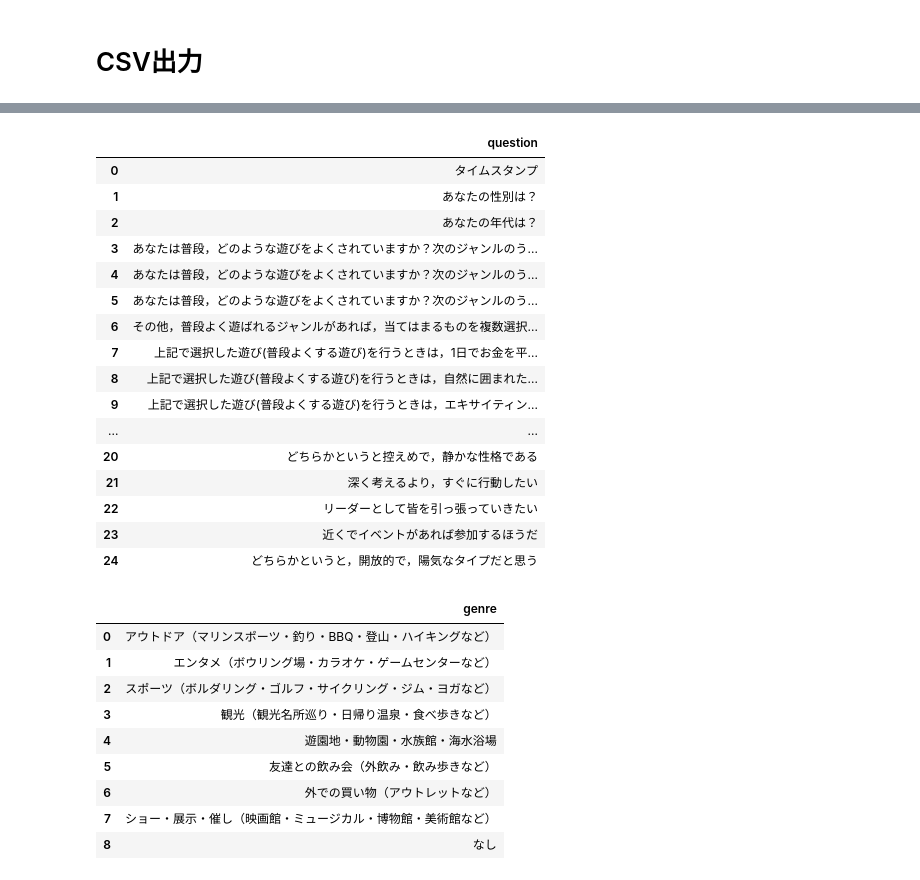
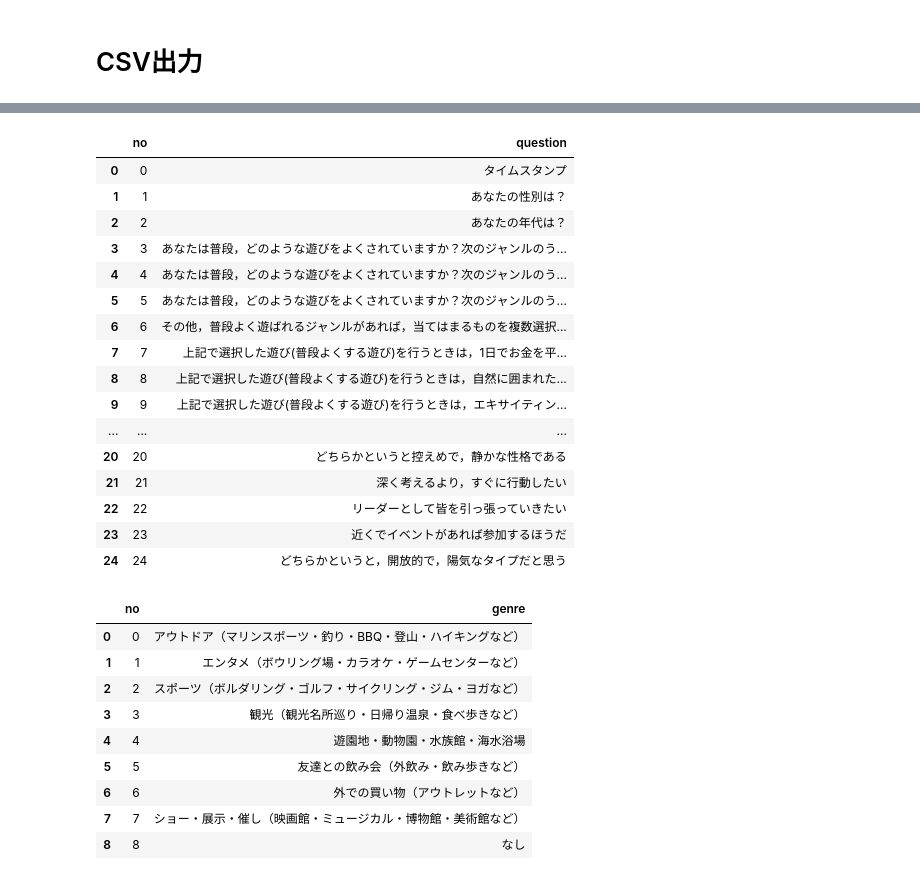
Before and after one commit to yamamoto-yuta/hangout-manager, a Jupyter notebook: src/01_convert_stoi.ipynb, the cells around one changed output, grey strips where cells are left out. Drawn from its saved outputs; the diff is of its cells as text; code cells hidden in the pictures.

```diff
--- a/src/01_convert_stoi.ipynb
+++ b/src/01_convert_stoi.ipynb
@@ -25,8 +25,8 @@ df_csv = pd.read_csv(input_path)
 # カラムを数値に変換
 # %%
 # カラムを質問文から連番に変換
-labels, questions = pd.factorize(df_csv.columns)
-df_csv.columns = labels
+questions = pd.factorize(df_csv.columns)
+df_csv.columns = questions[0]
 # %% [markdown]
 # 性別を数値に変換
 # %%
@@ -102,42 +104,42 @@ df_csv
 df_csv.to_csv(output_path, index=False)
 # %%
 # 質問文一覧
-df_questions = pd.DataFrame(questions, columns=['question'])
+df_questions = pd.DataFrame(list(zip(questions[0], questions[1])), columns=['no', 'question'])
 df_questions.to_csv(question_list_path, index=False)
 
 df_questions
 # %% [output]
-|  | question |
-| 0 | タイムスタンプ |
-| 1 | あなたの性別は？ |
-| 2 | あなたの年代は？ |
-| 3 | あなたは普段，どのような遊びをよくされていますか？次のジャンルのう... |
-| 4 | あなたは普段，どのような遊びをよくされていますか？次のジャンルのう... |
-| 5 | あなたは普段，どのような遊びをよくされていますか？次のジャンルのう... |
-| 6 | その他，普段よく遊ばれるジャンルがあれば，当てはまるものを複数選択... |
-| 7 | 上記で選択した遊び(普段よくする遊び)を行うときは，1日でお金を平... |
-| 8 | 上記で選択した遊び(普段よくする遊び)を行うときは，自然に囲まれた... |
-| 9 | 上記で選択した遊び(普段よくする遊び)を行うときは，エキサイティン... |
-| ... | ... |
-| 20 | どちらかというと控えめで，静かな性格である |
-| 21 | 深く考えるより，すぐに行動したい |
-| 22 | リーダーとして皆を引っ張っていきたい |
-| 23 | 近くでイベントがあれば参加するほうだ |
-| 24 | どちらかというと，開放的で，陽気なタイプだと思う |
+|  | no | question |
+| 0 | 0 | タイムスタンプ |
+| 1 | 1 | あなたの性別は？ |
+| 2 | 2 | あなたの年代は？ |
+| 3 | 3 | あなたは普段，どのような遊びをよくされていますか？次のジャンルのう... |
+| 4 | 4 | あなたは普段，どのような遊びをよくされていますか？次のジャンルのう... |
+| 5 | 5 | あなたは普段，どのような遊びをよくされていますか？次のジャンルのう... |
+| 6 | 6 | その他，普段よく遊ばれるジャンルがあれば，当てはまるものを複数選択... |
+| 7 | 7 | 上記で選択した遊び(普段よくする遊び)を行うときは，1日でお金を平... |
+| 8 | 8 | 上記で選択した遊び(普段よくする遊び)を行うときは，自然に囲まれた... |
+| 9 | 9 | 上記で選択した遊び(普段よくする遊び)を行うときは，エキサイティン... |
+| ... | ... | ... |
+| 20 | 20 | どちらかというと控えめで，静かな性格である |
+| 21 | 21 | 深く考えるより，すぐに行動したい |
+| 22 | 22 | リーダーとして皆を引っ張っていきたい |
+| 23 | 23 | 近くでイベントがあれば参加するほうだ |
+| 24 | 24 | どちらかというと，開放的で，陽気なタイプだと思う |
 # %%
 # ジャンル一覧
-df_genre = pd.DataFrame(lst_genre, columns=['genre'])
+df_genre = pd.DataFrame(list(zip(list(range(len(lst_genre))), lst_genre)), columns=['no', 'genre'])
 df_genre.to_csv(genre_list_path, index=False)
 
 df_genre
 # %% [output]
-|  | genre |
-| 0 | アウトドア（マリンスポーツ・釣り・BBQ・登山・ハイキングなど） |
-| 1 | エンタメ（ボウリング場・カラオケ・ゲームセンターなど） |
-| 2 | スポーツ（ボルダリング・ゴルフ・サイクリング・ジム・ヨガなど） |
-| 3 | 観光（観光名所巡り・日帰り温泉・食べ歩きなど） |
-| 4 | 遊園地・動物園・水族館・海水浴場 |
-| 5 | 友達との飲み会（外飲み・飲み歩きなど） |
-| 6 | 外での買い物（アウトレットなど） |
-| 7 | ショー・展示・催し（映画館・ミュージカル・博物館・美術館など） |
-| 8 | なし |
+|  | no | genre |
+| 0 | 0 | アウトドア（マリンスポーツ・釣り・BBQ・登山・ハイキングなど） |
+| 1 | 1 | エンタメ（ボウリング場・カラオケ・ゲームセンターなど） |
+| 2 | 2 | スポーツ（ボルダリング・ゴルフ・サイクリング・ジム・ヨガなど） |
+| 3 | 3 | 観光（観光名所巡り・日帰り温泉・食べ歩きなど） |
+| 4 | 4 | 遊園地・動物園・水族館・海水浴場 |
+| 5 | 5 | 友達との飲み会（外飲み・飲み歩きなど） |
+| 6 | 6 | 外での買い物（アウトレットなど） |
+| 7 | 7 | ショー・展示・催し（映画館・ミュージカル・博物館・美術館など） |
+| 8 | 8 | なし |
```
Also changed, not shown: parts of 3 cells of this notebook, 1 other file.
